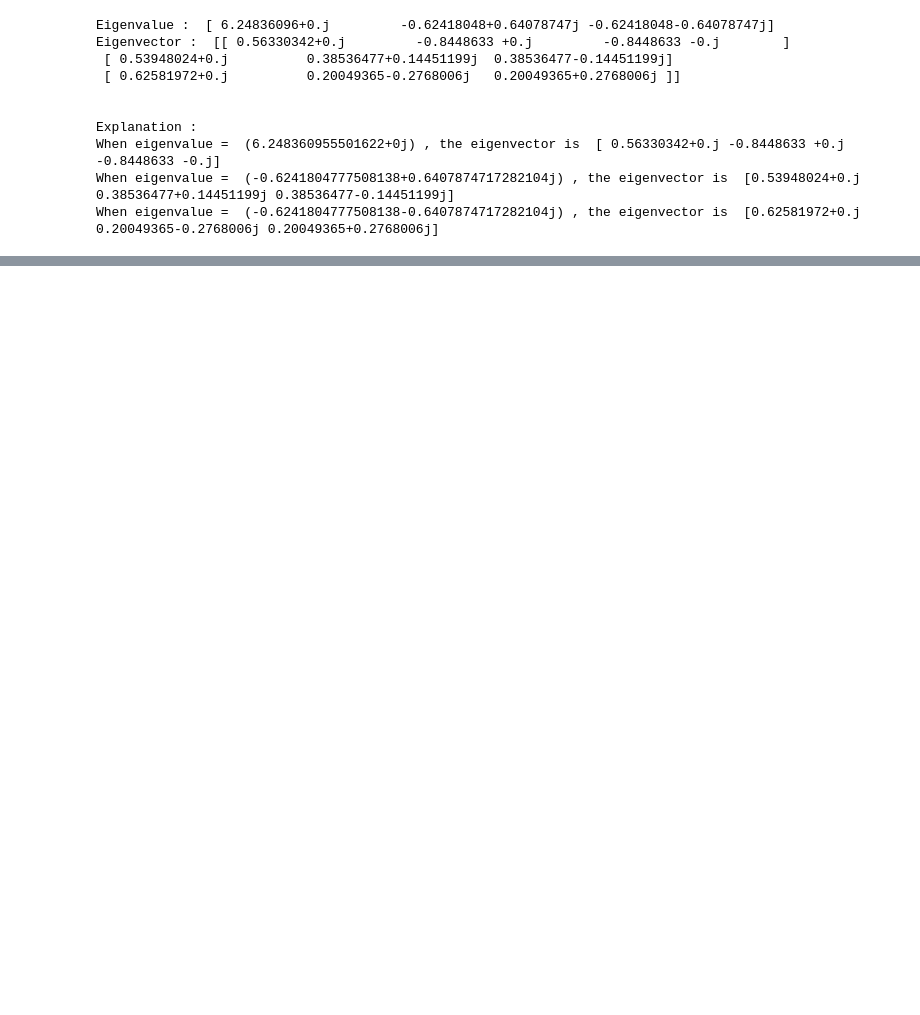
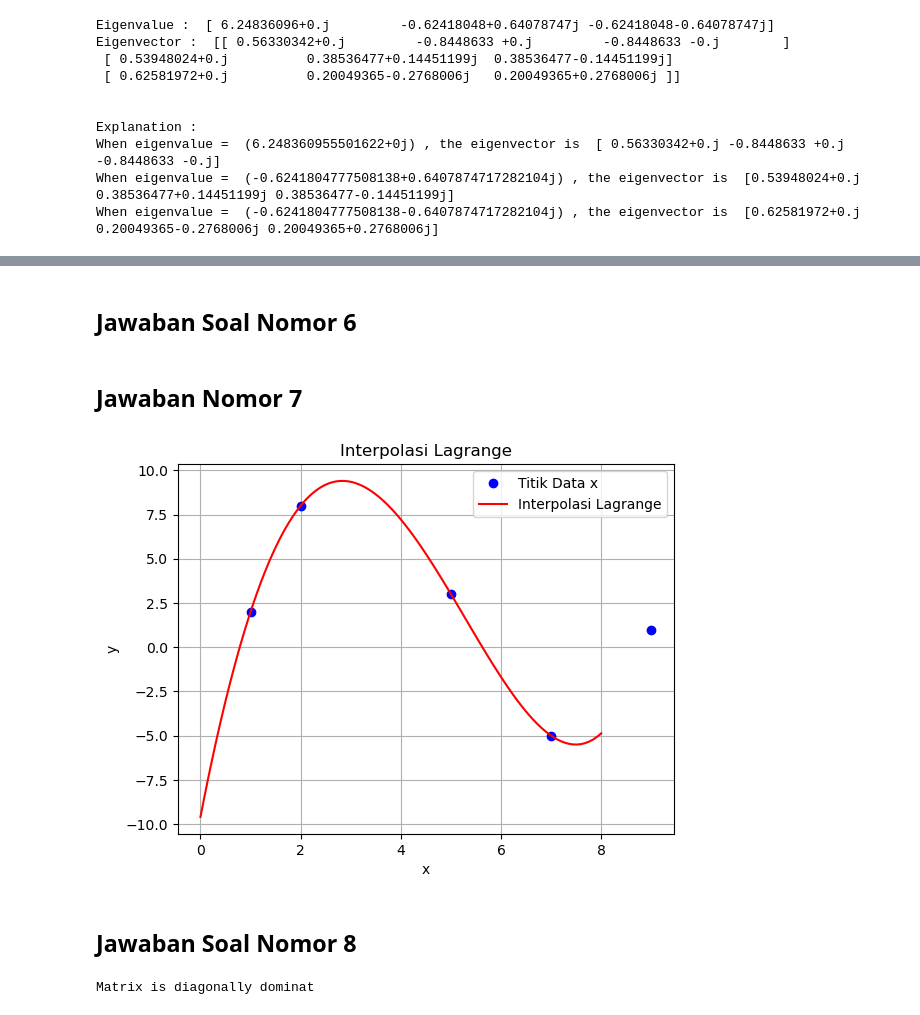
Before and after one commit to Jacksonciek/cursor-numerical-analysis-uts, a Jupyter notebook: Contoh Soal/Jawaban Kisi-kisi.ipynb, the cells around one changed output, grey strips where cells are left out. Saved outputs shown, nothing was run; the diff lists cells and outputs as text; code cells hidden in the pictures; blank space fills up the shorter version.

```diff
--- a/Contoh Soal/Jawaban Kisi-kisi.ipynb
+++ b/Contoh Soal/Jawaban Kisi-kisi.ipynb
@@ -138,0 +237,69 @@ When eigenvalue =  (-0.6241804777508138-0.6407874717282104j) , the eigenvector i
+# %% [markdown]
+## Jawaban Soal Nomor 6
+# %%
+# my_lagrange function (Bobot maks: 10%)
+
+# definisi fungsi my_lagrange(x,y,X)
+import numpy as np
+import matplotlib.pyplot as plt
+#plt.style.use("seaborn-poster")
+
+def my_lagrange(x, y, X):
+    Y = np.zeros_like(X)
+    n = len(x)
+
+    for i in range(n):
+        L = np.ones_like(X)
+        for j in range(n):
+            if i != j:
+                L = L * (X - x[j]) / (x[i] - x[j])
+        Y = Y + y[i] * L
+
+    return Y
+# %% [markdown]
+## Jawaban Nomor 7
+# %%
+# bangun titik-titik data x, y, dan X (Bobot: 5%)
+x = [1, 2, 5, 7, 9]
+y = [2, 8, 3, -5, 1]
+
+X = np.linspace(0, 8, 101)
+
+#Untuk menjalankan program di bawah ini alangkah baiknya bagian atas melakukan run terlebih dahulu
+Y = my_lagrange(x, y, X)
+
+# Plot hasil (Bobot maks: 5%)
+plt.plot(x, y, 'bo', label='Titik Data x')
+plt.plot(X, Y, 'r-', label='Interpolasi Lagrange')
+plt.xlabel('x')
+plt.ylabel('y')
+plt.title('Interpolasi Lagrange')
+plt.legend()
+plt.grid(True)
+plt.show()
+# %% [output]
+[figure, added]
+# %% [markdown]
+## Jawaban Soal Nomor 8
+# %%
+# check convergence condition - diagonally dominance (Bobot maks: 5%)
+
+# import seluruh libraries yang dibutuhkan
+import numpy as np
+
+# INPUT THE MATRIX
+a = [[10,-1,2],[-1,11,-1],[2,-1,10]]
+
+# Find diagonal coefficients
+diag = np.diag(np.abs(a))
+
+# Find row sum without diagonal
+off_diag = np.sum(np.abs(a), axis=1) - diag
+
+# check the condition
+if np.all(diag > off_diag):
+    print("Matrix is diagonally dominat")
+else :
+    print("NOT diagonally dominant")
+# %% [output]
+Matrix is diagonally dominat
```
Also changed, not shown: parts of 10 cells of this notebook, 7 other files.
